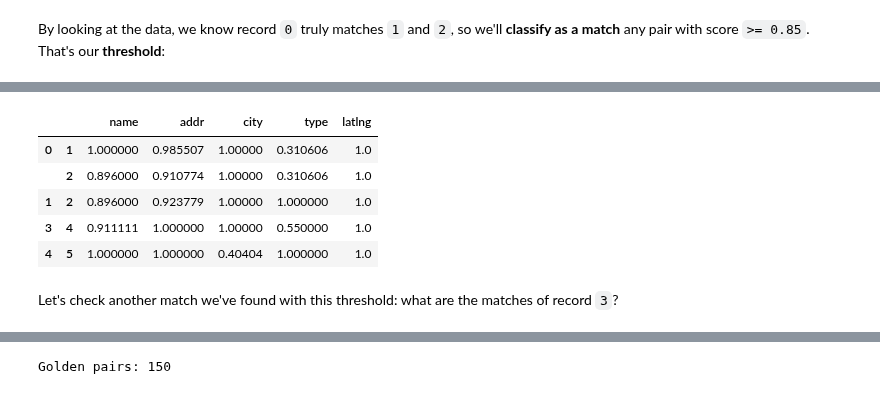
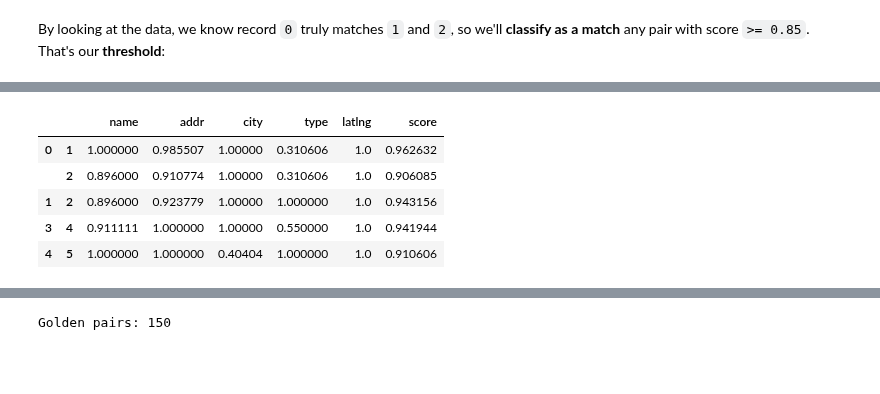
Before and after one commit to vintasoftware/deduplication-slides, a Jupyter notebook: slides-reduced.ipynb, the cells around one changed output, grey strips where cells are left out. Drawn from its saved outputs; the diff is of its cells as text; code cells hidden in the pictures; blank space fills up the shorter version.

```diff
--- a/slides-reduced.ipynb
+++ b/slides-reduced.ipynb
@@ -268,24 +183,15 @@ import requests
 import geocoder
 
 full_addresses = [
-    "2066 Crist Drive, 94024, Los Altos, CALIFORNIA, US",
-    "2066 Crist Dr, 94024, LOS ALTOS, CALIFORNIA, US",
     "20863 Stevens Creek Blvd., Suite 300, 95015, CUPERTINO, CALIFORNIA, US",
-    "20863 STEVENS CREEK BLVD STE 330, 95014, Lupertino, CALIFORNIA, US",
-    "10260 Bandley Drive, 95014, Cupertino, CALIFORNIA, US",
-    "10260 Bandley Dr., 95014, Cupertino, CALIFORNIA, US",
-    "20525 MARIANI AVENUE, 95014, CUPERTINO, CALIFORNIA, US",
-    "20525 Mariani Ave, 95014, CUPERTINO, CALIFORNIA, US",
-    "1 Infinite Loop, 95014, Cupertino, CALIFORNIA, US",
-    "One Infinite Loop,, 95014, Cupertino, CALIFORNIA, US",
-    "One Apple Park Way, 95014, Cupertino, CALIFORNIA, US",
-    "1 Apple Park Way, 95014, Cupertino, CALIFORNIA, US",
+    "20863 STEVEN CREEK Boulevard STE 330, 95014, Cupertio, CA, USA",
 ]
 
 full_addresses_latlng = []
-for a in full_addresses:
-    a_geocoded = geocoder.google(a)
-    full_addresses_latlng.append(a_geocoded.latlng)
+with requests.Session() as session:
+    for a in full_addresses:
+        a_geocoded = geocoder.google(a, session=session)
+        full_addresses_latlng.append(a_geocoded.latlng)
 
 address_latlng = list(zip(full_addresses, full_addresses_latlng))
 # %%
@@ -661,13 +521,11 @@ By looking at the data, we know record `0` truly matches `1` and `2`, so we'll *
 # %%
-matches = comparison_vectors[
+matches = scored_comparison_vectors[
     scored_comparison_vectors['score'] >= 0.9]
 matches.head(5)
 # %% [output]
-|  |  | name | addr | city | type | latlng |
-| 0 | 1 | 1.000000 | 0.985507 | 1.00000 | 0.310606 | 1.0 |
-|  | 2 | 0.896000 | 0.910774 | 1.00000 | 0.310606 | 1.0 |
-| 1 | 2 | 0.896000 | 0.923779 | 1.00000 | 1.000000 | 1.0 |
-| 3 | 4 | 0.911111 | 1.000000 | 1.00000 | 0.550000 | 1.0 |
-| 4 | 5 | 1.000000 | 1.000000 | 0.40404 | 1.000000 | 1.0 |
+|  |  | name | addr | city | type | latlng | score |
+| 0 | 1 | 1.000000 | 0.985507 | 1.00000 | 0.310606 | 1.0 | 0.962632 |
+|  | 2 | 0.896000 | 0.910774 | 1.00000 | 0.310606 | 1.0 | 0.906085 |
+| 1 | 2 | 0.896000 | 0.923779 | 1.00000 | 1.000000 | 1.0 | 0.943156 |
+| 3 | 4 | 0.911111 | 1.000000 | 1.00000 | 0.550000 | 1.0 | 0.941944 |
+| 4 | 5 | 1.000000 | 1.000000 | 0.40404 | 1.000000 | 1.0 | 0.910606 |
-# %% [markdown]
-Let's check another match we've found with this threshold: what are the matches of record `3`?
```
Also changed, not shown: parts of 45 cells of this notebook, 1 other file.
